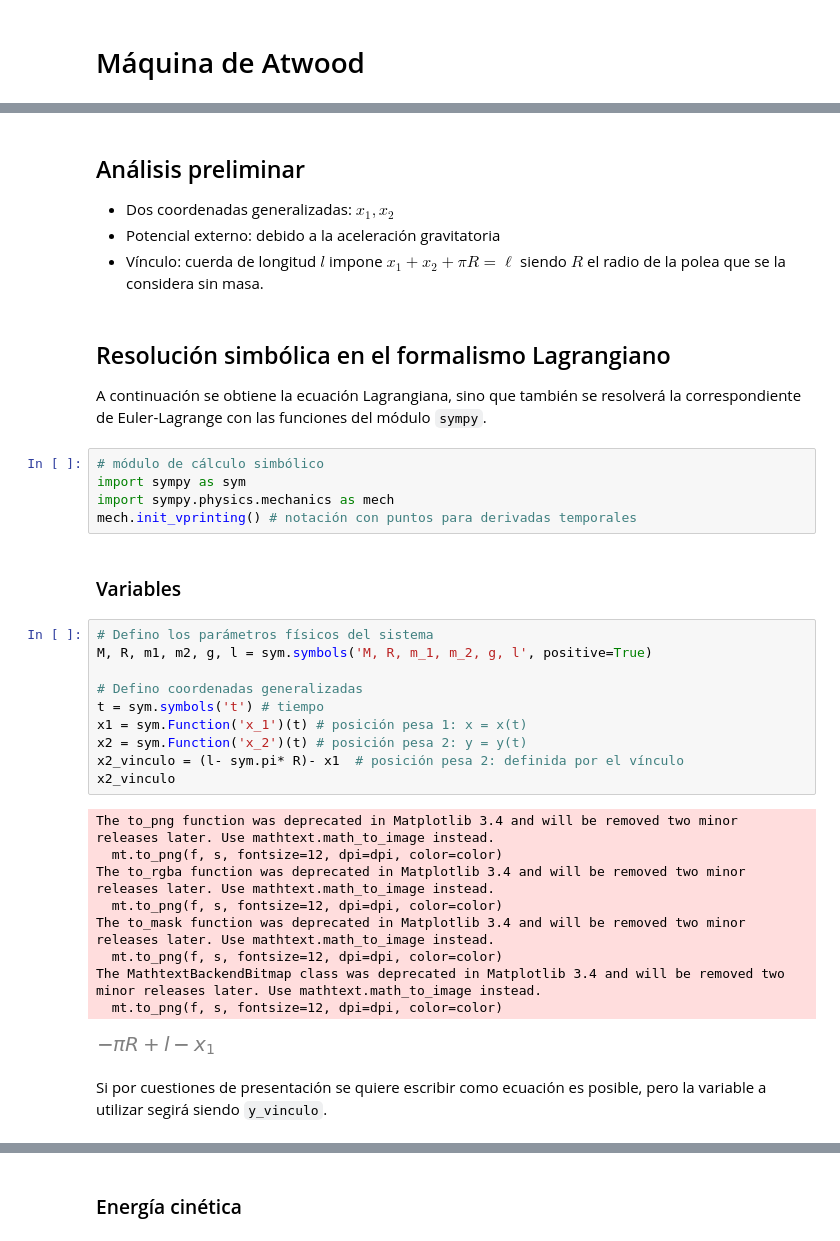
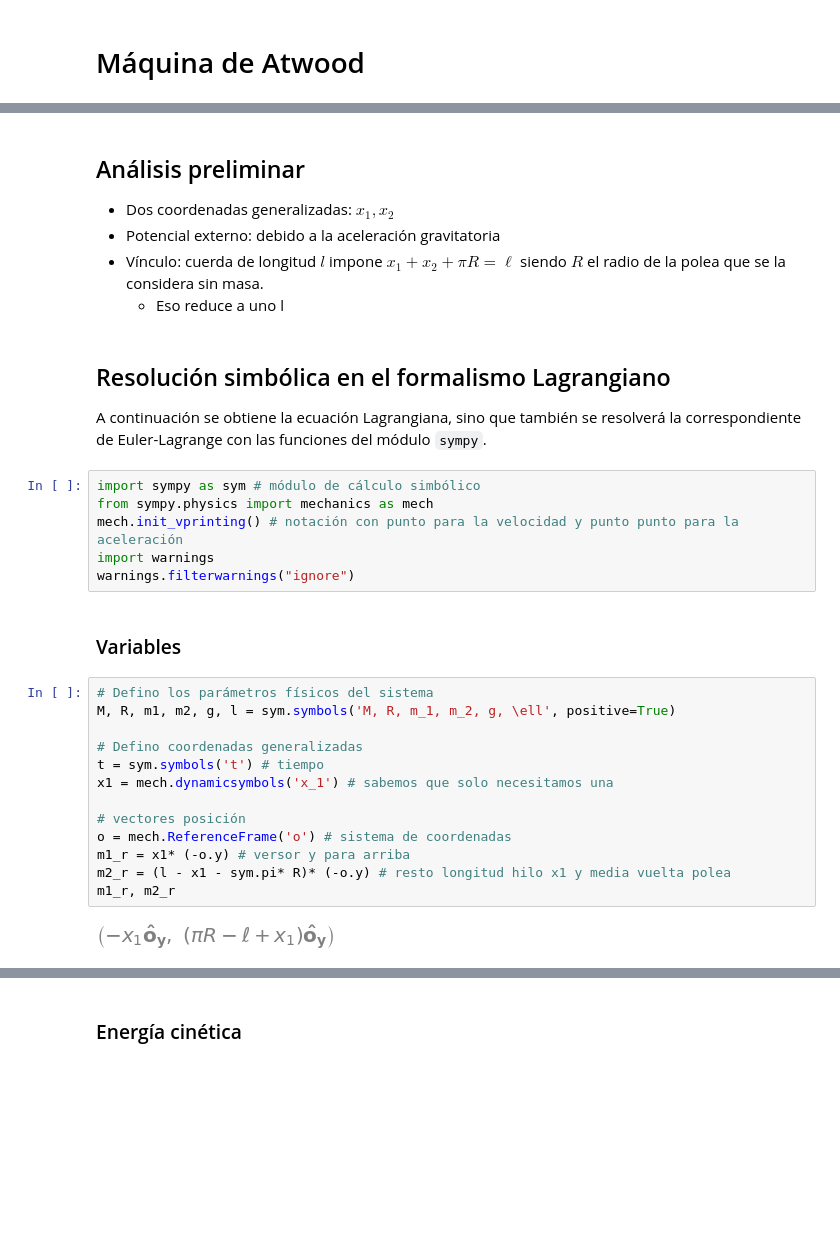
Before and after one commit to bettachini/MecanicaAnaliticaComputacional, a Jupyter notebook: 04EulerLagrange/atwood.ipynb, the cells around one changed output, grey strips where cells are left out. Cells and saved outputs as stored; diff of their text form; blank space fills up the shorter version.

```diff
--- a/04EulerLagrange/atwood.ipynb
+++ b/04EulerLagrange/atwood.ipynb
@@ -23,35 +19,30 @@ Simplifique el problema considerando que la poleas de radio \\(R\\) tiene masa n
 - Dos coordenadas generalizadas: $x_1,x_2$
 - Potencial externo: debido a la aceleración gravitatoria
 - Vínculo: cuerda de longitud $l$ impone $x_1+ x_2 + \pi R = \ell$ siendo $R$ el radio de la polea que se la considera sin masa.
+    - Eso reduce a uno l
 # %% [markdown]
 ## Resolución simbólica en el formalismo Lagrangiano
 A continuación se obtiene la ecuación Lagrangiana, sino que también se resolverá la correspondiente de Euler-Lagrange con las funciones del módulo `sympy`.
 # %%
-# módulo de cálculo simbólico
-import sympy as sym
-import sympy.physics.mechanics as mech
-mech.init_vprinting() # notación con puntos para derivadas temporales
+import sympy as sym # módulo de cálculo simbólico
+from sympy.physics import mechanics as mech
+mech.init_vprinting() # notación con punto para la velocidad y punto punto para la aceleración
+import warnings
+warnings.filterwarnings("ignore")
 # %% [markdown]
 ### Variables
 # %%
 # Defino los parámetros físicos del sistema
-M, R, m1, m2, g, l = sym.symbols('M, R, m_1, m_2, g, l', positive=True)
+M, R, m1, m2, g, l = sym.symbols('M, R, m_1, m_2, g, \ell', positive=True)
 
 # Defino coordenadas generalizadas
 t = sym.symbols('t') # tiempo
-x1 = sym.Function('x_1')(t) # posición pesa 1: x = x(t)
-x2 = sym.Function('x_2')(t) # posición pesa 2: y = y(t)
-x2_vinculo = (l- sym.pi* R)- x1  # posición pesa 2: definida por el vínculo
-x2_vinculo
+x1 = mech.dynamicsymbols('x_1') # sabemos que solo necesitamos una
+
+# vectores posición
+o = mech.ReferenceFrame('o') # sistema de coordenadas
+m1_r = x1* (-o.y) # versor y para arriba
+m2_r = (l - x1 - sym.pi* R)* (-o.y) # resto longitud hilo x1 y media vuelta polea
+m1_r, m2_r
 # %% [output]
-The to_png function was deprecated in Matplotlib 3.4 and will be removed two minor releases later. Use mathtext.math_to_image instead.
-  mt.to_png(f, s, fontsize=12, dpi=dpi, color=color)
-The to_rgba function was deprecated in Matplotlib 3.4 and will be removed two minor releases later. Use mathtext.math_to_image instead.
-  mt.to_png(f, s, fontsize=12, dpi=dpi, color=color)
-The to_mask function was deprecated in Matplotlib 3.4 and will be removed two minor releases later. Use mathtext.math_to_image instead.
-  mt.to_png(f, s, fontsize=12, dpi=dpi, color=color)
-The MathtextBackendBitmap class was deprecated in Matplotlib 3.4 and will be removed two minor releases later. Use mathtext.math_to_image instead.
-  mt.to_png(f, s, fontsize=12, dpi=dpi, color=color)
-[figure, old version]
+[figure, new version]
-# %% [markdown]
-Si por cuestiones de presentación se quiere escribir como ecuación es posible, pero la variable a utilizar segirá siendo `y_vinculo`.
```
Also changed, not shown: parts of 29 cells of this notebook, 9 other files.
